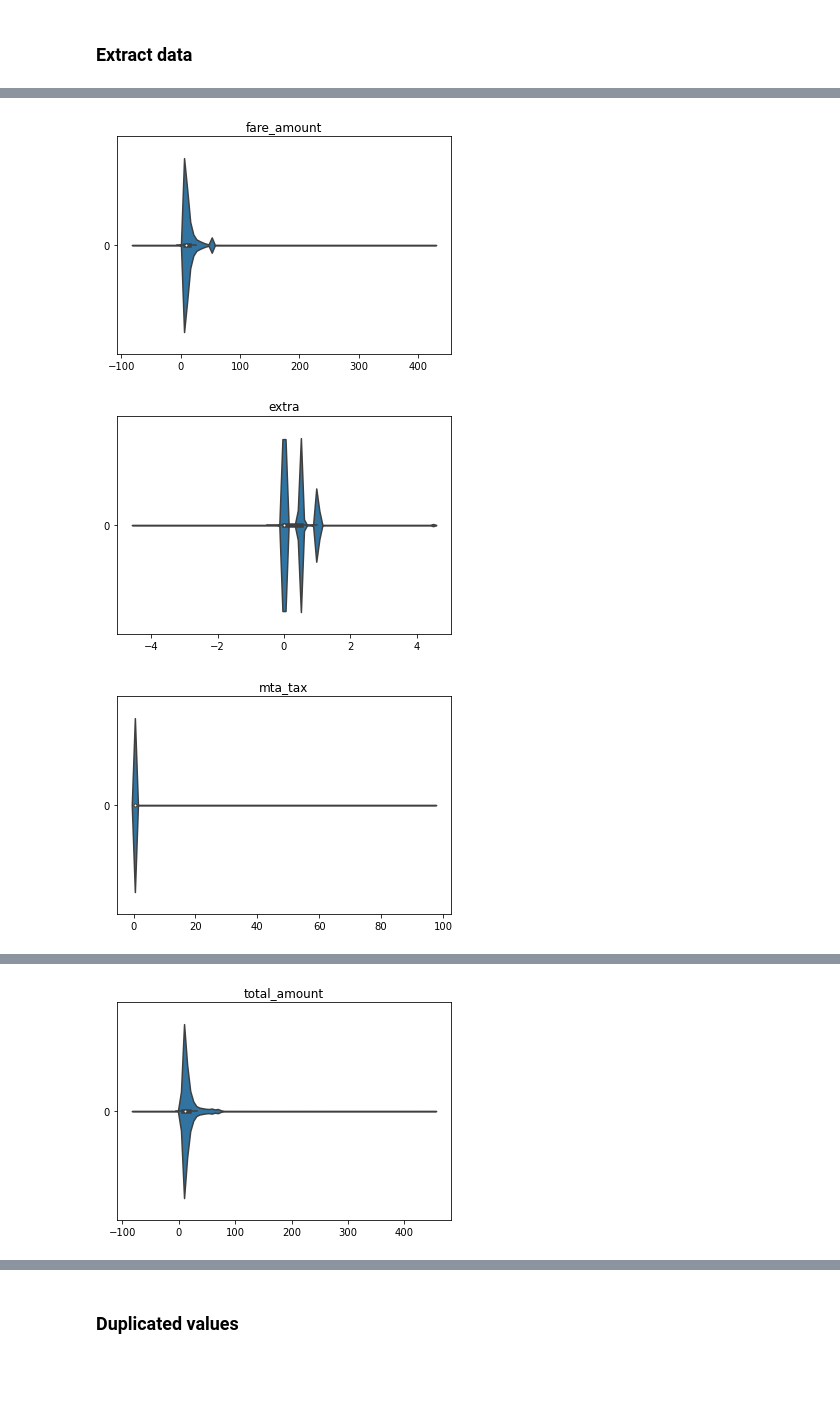
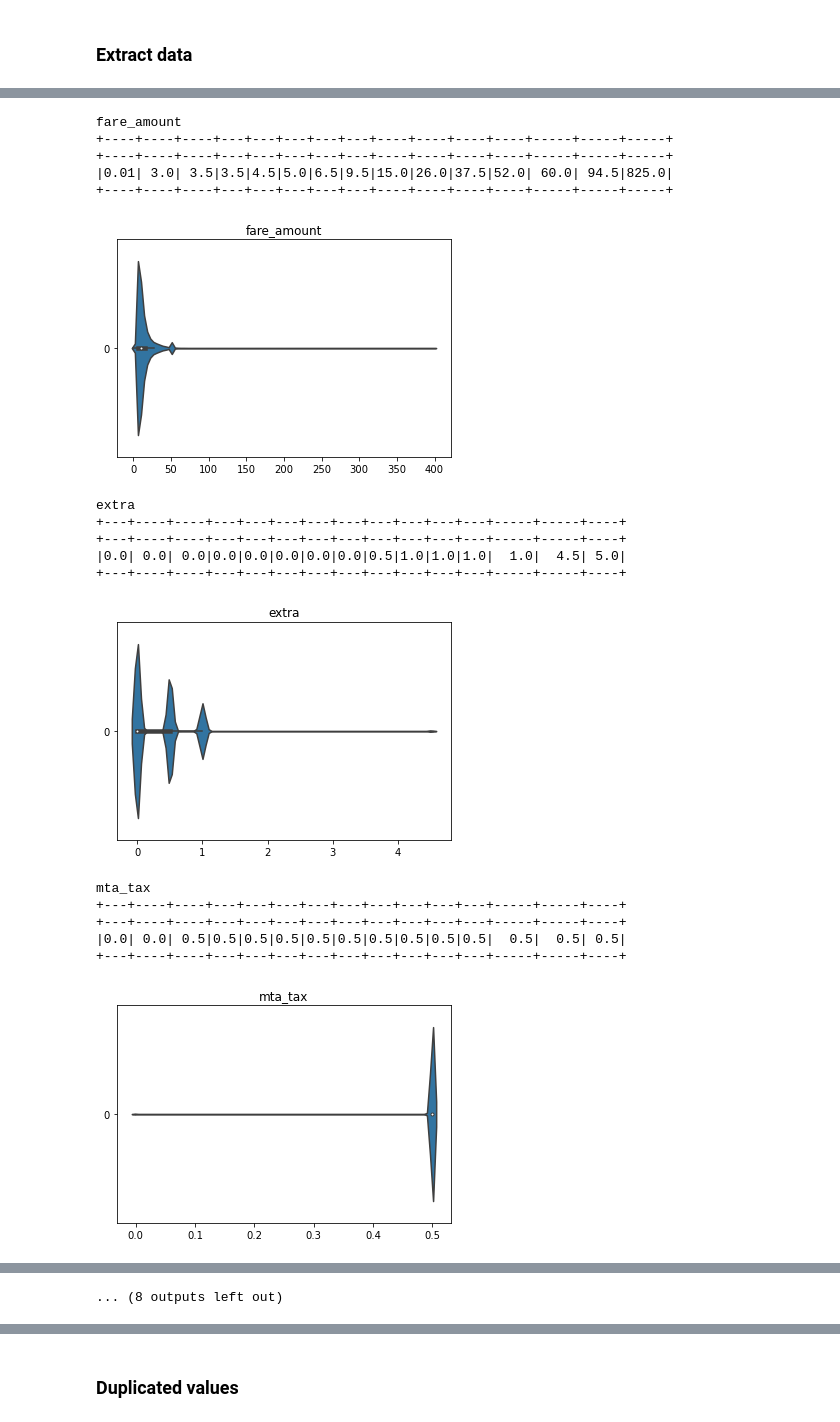
Before and after one commit to joanbn/NYCTaxi, a Jupyter notebook: notebooks/data_exploration_cleaning.ipynb, the cells around one changed output, grey strips where cells are left out. Cells and saved outputs as stored; diff of their text form; code cells hidden in the pictures; blank space fills up the shorter version.

Commit message:
model improvements

```diff
--- a/notebooks/data_exploration_cleaning.ipynb
+++ b/notebooks/data_exploration_cleaning.ipynb
@@ -180,0 +103,4 @@ psdf_taxi.filter(psdf_taxi.duration_in_min > 1000).select("duration_in_min").des
+# %%
+df_basic_stats = psdf_taxi.sample(0.05).toPandas()
+print(f"Total rows:{psdf_taxi.count()}")
+print(f"Total sample rows:{len(df_basic_stats)}")
@@ -181,12 +126,18 @@ psdf_taxi.filter(psdf_taxi.duration_in_min > 1000).select("duration_in_min").des
+# %%
+columns_to_drop = ['airport_fee', 'congestion_surcharge']
+psdf_taxi = psdf_taxi.drop(*columns_to_drop)
 # %%
-df_basic_stats = psdf_taxi.sample(0.2).toPandas()
+importlib.reload(prep)
 
 category_columns = ["VendorID",
-    "RatecodeID", "store_and_fwd_flag",
+    "RateCodeID", "store_and_fwd_flag",
     "payment_type"]
 
 for column in category_columns:
-    sns.countplot(x = column, data=df_basic_stats);
+    print(column)
+    psdf_taxi.groupby(column).count().orderBy(column).show()
+    prep.show_grouped_percentiles(psdf_taxi, column, "tip_amount")
+    sns.countplot(x = column, data=df_basic_stats)
     plt.title(column);
     plt.show()
 # %% [output]
@@ -197,11 +210,16 @@ for column in category_columns:
+# %%
+# only keep card payments since other payments does not includ valid tip values
+psdf_taxi = psdf_taxi.filter(psdf_taxi.payment_type == 1)
+df_basic_stats = psdf_taxi.sample(0.05).toPandas()
 # %%
-# check the distribution of numeric features
 numeric_columns = ['passenger_count', 'trip_distance', 'fare_amount',
     'extra', 'mta_tax', 'tolls_amount',
-    'total_amount','duration_in_min', 'tip_amount']
+    'total_amount','duration_in_min', 'tip_amount', 'improvement_surcharge']
 
-for i in numeric_columns:
-    ax = sns.violinplot(data=df_basic_stats[i], orient='h')
-    ax.set_title(i)
+for column in numeric_columns:
+    print(column)
+    prep.show_detailed_percentiles(psdf_taxi, column)
+    ax = sns.violinplot(data=df_basic_stats[column], orient='h')
+    ax.set_title(column)
     plt.show()
 # %% [output]
@@ -210,3 +238,18 @@ for i in numeric_columns:
+fare_amount
++----+----+----+---+---+---+---+---+----+----+----+----+-----+-----+-----+
++----+----+----+---+---+---+---+---+----+----+----+----+-----+-----+-----+
+|0.01| 3.0| 3.5|3.5|4.5|5.0|6.5|9.5|15.0|26.0|37.5|52.0| 60.0| 94.5|825.0|
++----+----+----+---+---+---+---+---+----+----+----+----+-----+-----+-----+
-[figure, old version]
+[figure, new version]
+extra
++---+----+----+---+---+---+---+---+---+---+---+---+-----+-----+----+
++---+----+----+---+---+---+---+---+---+---+---+---+-----+-----+----+
+|0.0| 0.0| 0.0|0.0|0.0|0.0|0.0|0.0|0.5|1.0|1.0|1.0|  1.0|  4.5| 5.0|
++---+----+----+---+---+---+---+---+---+---+---+---+-----+-----+----+
-[figure, old version]
+[figure, new version]
+mta_tax
++---+----+----+---+---+---+---+---+---+---+---+---+-----+-----+----+
++---+----+----+---+---+---+---+---+---+---+---+---+-----+-----+----+
+|0.0| 0.0| 0.5|0.5|0.5|0.5|0.5|0.5|0.5|0.5|0.5|0.5|  0.5|  0.5| 0.5|
++---+----+----+---+---+---+---+---+---+---+---+---+-----+-----+----+
-[figure, old version]
+[figure, new version]
@@ -214 +261,0 @@ for i in numeric_columns:
-[figure, removed]
@@ -216,0 +262 @@ for i in numeric_columns:
+... (8 outputs left out)
```
Also changed, not shown: parts of 26 cells of this notebook, 8 other files.
